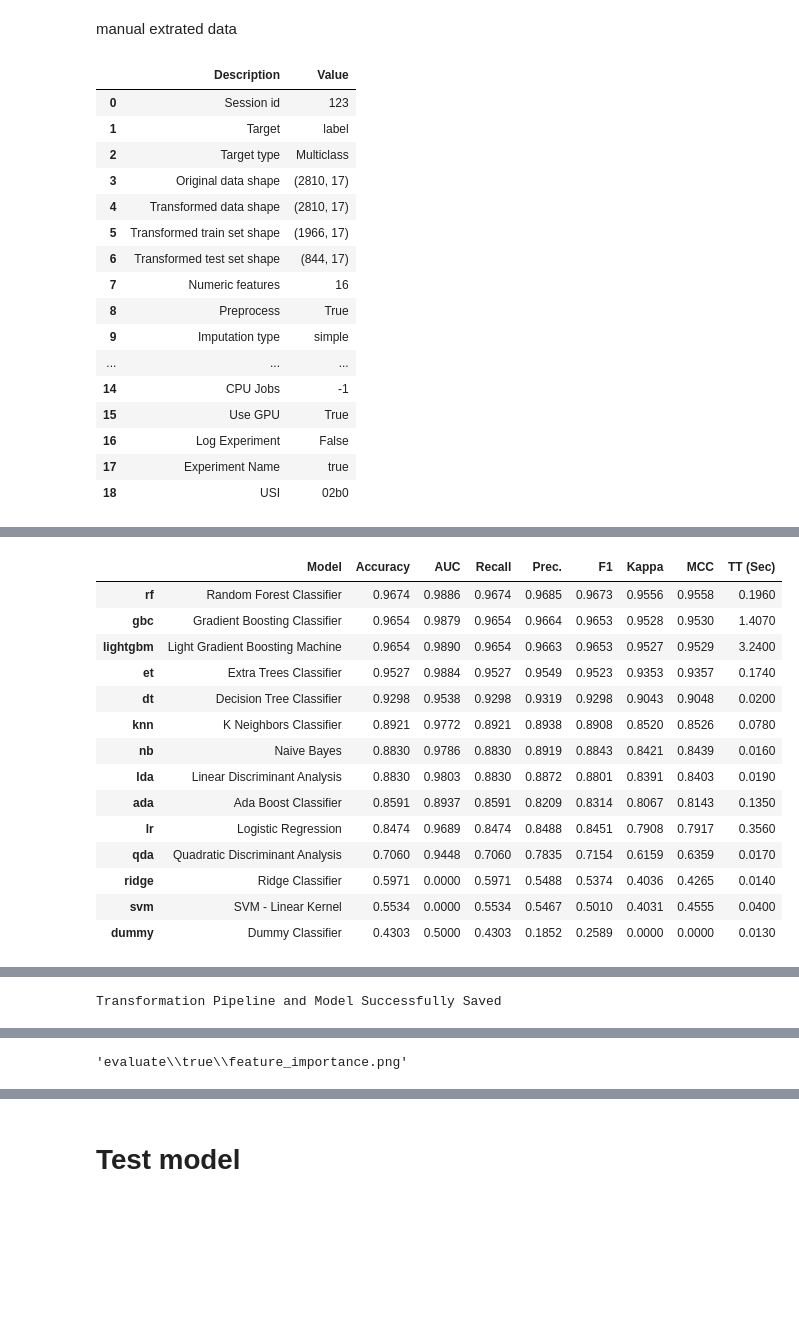
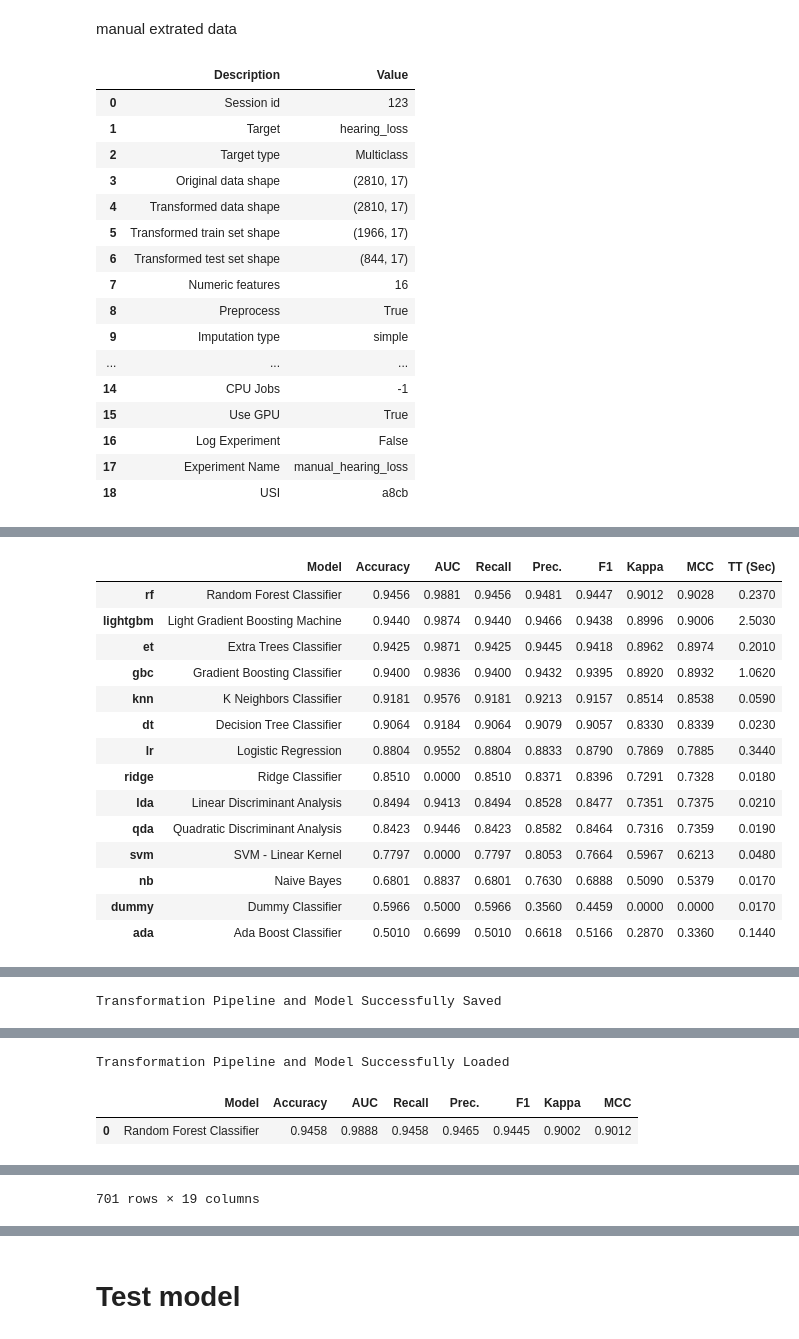
Before and after one commit to biodatlab/autoaudiogram, a Jupyter notebook: src/classification/train.ipynb, the cells around one changed output, grey strips where cells are left out. Saved outputs shown, nothing was run; the diff lists cells and outputs as text; code cells hidden in the pictures; blank space fills up the shorter version.

```diff
--- a/src/classification/train.ipynb
+++ b/src/classification/train.ipynb
@@ -82,68 +205,82 @@ Transformation Pipeline and Model Successfully Saved
 # %% [markdown]
 manual extrated data
 # %%
+# hearing loss classificaiton
 # Load data
 data_path = 'data/train_true.csv'
-experiment_name = 'true'
-data = pd.read_csv(data_path, index_col=0)
+# prepare data
+data = pd.read_csv(data_path, index_col=0).drop('severity', axis=1)
+label = ['CHL','SNHL', 'Mixed HL', 'Normal hearing']
+data['hearing_loss'] = data['hearing_loss'].map(lambda x: label.index(x))
 
 # setup
-clf = setup(data=data, target='label', use_gpu=True, session_id=123, experiment_name=experiment_name)
-best_maunal = compare_models(n_select=5)
+experiment_name = 'manual_hearing_loss'
+clf = setup(data=data, target='hearing_loss', use_gpu=True, session_id=123, experiment_name=experiment_name)
+best_auto = compare_models(n_select=5)
 
 # save model
 os.makedirs('models', exist_ok=True)
 save_path = os.path.join('models',experiment_name + '_model')
-save_model(best_maunal[0], save_path)
+save_model(best_auto[0], save_path)
 
 # evaluate model
 eval_dir = os.path.join('evaluate', experiment_name)
 os.makedirs(eval_dir,exist_ok=True)
-cf = plot_model(best_maunal[0], plot='confusion_matrix', save=True)
-roc = plot_model(best_maunal[0], save=True)
-feature_importance = plot_model(best_maunal[0], plot='feature', save=True)
+cf = plot_model(best_auto[0], plot='confusion_matrix', save=True)
+roc = plot_model(best_auto[0], save=True)
+feature_importance = plot_model(best_auto[0], plot='feature', save=True)
 
 # move evaluate files to evaluate folder
 shutil.move('Confusion Matrix.png', os.path.join(eval_dir, 'confusion_matrix.png'))
 shutil.move('AUC.png', os.path.join(eval_dir, 'roc.png'))
 shutil.move('Feature Importance.png', os.path.join(eval_dir, 'feature_importance.png'))
+
+# test on test set
+data_test_path = 'data/test_true.csv'
+data_test = pd.read_csv(data_test_path, index_col=0).drop(['severity'], axis=1)
+data_test['hearing_loss'] = data_test['hearing_loss'].map(lambda x: label.index(x))
+
+model = load_model(save_path)
+predict_model(model, data=data_test)
 # %% [output]
 |  | Description | Value |
 | 0 | Session id | 123 |
-| 1 | Target | label |
+| 1 | Target | hearing_loss |
 | 2 | Target type | Multiclass |
 | 3 | Original data shape | (2810, 17) |
 | 4 | Transformed data shape | (2810, 17) |
 | 5 | Transformed train set shape | (1966, 17) |
 | 6 | Transformed test set shape | (844, 17) |
 | 7 | Numeric features | 16 |
 | 8 | Preprocess | True |
 | 9 | Imputation type | simple |
 | ... | ... | ... |
 | 14 | CPU Jobs | -1 |
 | 15 | Use GPU | True |
 | 16 | Log Experiment | False |
-| 17 | Experiment Name | true |
-| 18 | USI | 02b0 |
+| 17 | Experiment Name | manual_hearing_loss |
+| 18 | USI | a8cb |
 [interactive output not drawn]
 |  | Model | Accuracy | AUC | Recall | Prec. | F1 | Kappa | MCC | TT (Sec) |
-| rf | Random Forest Classifier | 0.9674 | 0.9886 | 0.9674 | 0.9685 | 0.9673 | 0.9556 | 0.9558 | 0.1960 |
-| gbc | Gradient Boosting Classifier | 0.9654 | 0.9879 | 0.9654 | 0.9664 | 0.9653 | 0.9528 | 0.9530 | 1.4070 |
-| lightgbm | Light Gradient Boosting Machine | 0.9654 | 0.9890 | 0.9654 | 0.9663 | 0.9653 | 0.9527 | 0.9529 | 3.2400 |
-| et | Extra Trees Classifier | 0.9527 | 0.9884 | 0.9527 | 0.9549 | 0.9523 | 0.9353 | 0.9357 | 0.1740 |
-| dt | Decision Tree Classifier | 0.9298 | 0.9538 | 0.9298 | 0.9319 | 0.9298 | 0.9043 | 0.9048 | 0.0200 |
-| knn | K Neighbors Classifier | 0.8921 | 0.9772 | 0.8921 | 0.8938 | 0.8908 | 0.8520 | 0.8526 | 0.0780 |
-| nb | Naive Bayes | 0.8830 | 0.9786 | 0.8830 | 0.8919 | 0.8843 | 0.8421 | 0.8439 | 0.0160 |
-| lda | Linear Discriminant Analysis | 0.8830 | 0.9803 | 0.8830 | 0.8872 | 0.8801 | 0.8391 | 0.8403 | 0.0190 |
-| ada | Ada Boost Classifier | 0.8591 | 0.8937 | 0.8591 | 0.8209 | 0.8314 | 0.8067 | 0.8143 | 0.1350 |
-| lr | Logistic Regression | 0.8474 | 0.9689 | 0.8474 | 0.8488 | 0.8451 | 0.7908 | 0.7917 | 0.3560 |
-| qda | Quadratic Discriminant Analysis | 0.7060 | 0.9448 | 0.7060 | 0.7835 | 0.7154 | 0.6159 | 0.6359 | 0.0170 |
-| ridge | Ridge Classifier | 0.5971 | 0.0000 | 0.5971 | 0.5488 | 0.5374 | 0.4036 | 0.4265 | 0.0140 |
-| svm | SVM - Linear Kernel | 0.5534 | 0.0000 | 0.5534 | 0.5467 | 0.5010 | 0.4031 | 0.4555 | 0.0400 |
-| dummy | Dummy Classifier | 0.4303 | 0.5000 | 0.4303 | 0.1852 | 0.2589 | 0.0000 | 0.0000 | 0.0130 |
+| rf | Random Forest Classifier | 0.9456 | 0.9881 | 0.9456 | 0.9481 | 0.9447 | 0.9012 | 0.9028 | 0.2370 |
+| lightgbm | Light Gradient Boosting Machine | 0.9440 | 0.9874 | 0.9440 | 0.9466 | 0.9438 | 0.8996 | 0.9006 | 2.5030 |
+| et | Extra Trees Classifier | 0.9425 | 0.9871 | 0.9425 | 0.9445 | 0.9418 | 0.8962 | 0.8974 | 0.2010 |
+| gbc | Gradient Boosting Classifier | 0.9400 | 0.9836 | 0.9400 | 0.9432 | 0.9395 | 0.8920 | 0.8932 | 1.0620 |
+| knn | K Neighbors Classifier | 0.9181 | 0.9576 | 0.9181 | 0.9213 | 0.9157 | 0.8514 | 0.8538 | 0.0590 |
+| dt | Decision Tree Classifier | 0.9064 | 0.9184 | 0.9064 | 0.9079 | 0.9057 | 0.8330 | 0.8339 | 0.0230 |
+| lr | Logistic Regression | 0.8804 | 0.9552 | 0.8804 | 0.8833 | 0.8790 | 0.7869 | 0.7885 | 0.3440 |
+| ridge | Ridge Classifier | 0.8510 | 0.0000 | 0.8510 | 0.8371 | 0.8396 | 0.7291 | 0.7328 | 0.0180 |
+| lda | Linear Discriminant Analysis | 0.8494 | 0.9413 | 0.8494 | 0.8528 | 0.8477 | 0.7351 | 0.7375 | 0.0210 |
+| qda | Quadratic Discriminant Analysis | 0.8423 | 0.9446 | 0.8423 | 0.8582 | 0.8464 | 0.7316 | 0.7359 | 0.0190 |
+| svm | SVM - Linear Kernel | 0.7797 | 0.0000 | 0.7797 | 0.8053 | 0.7664 | 0.5967 | 0.6213 | 0.0480 |
+| nb | Naive Bayes | 0.6801 | 0.8837 | 0.6801 | 0.7630 | 0.6888 | 0.5090 | 0.5379 | 0.0170 |
+| dummy | Dummy Classifier | 0.5966 | 0.5000 | 0.5966 | 0.3560 | 0.4459 | 0.0000 | 0.0000 | 0.0170 |
+| ada | Ada Boost Classifier | 0.5010 | 0.6699 | 0.5010 | 0.6618 | 0.5166 | 0.2870 | 0.3360 | 0.1440 |
 [interactive output not drawn]
 Transformation Pipeline and Model Successfully Saved
 [interactive output not drawn]
 [interactive output not drawn]
 [interactive output not drawn]
-'evaluate\\true\\feature_importance.png'
+Transformation Pipeline and Model Successfully Loaded
+|  | Model | Accuracy | AUC | Recall | Prec. | F1 | Kappa | MCC |
+| 0 | Random Forest Classifier | 0.9458 | 0.9888 | 0.9458 | 0.9465 | 0.9445 | 0.9002 | 0.9012 |
@@ -149,0 +299 @@ Transformation Pipeline and Model Successfully Saved
+701 rows × 19 columns
```
Also changed, not shown: parts of 8 cells of this notebook, 14 other files.
